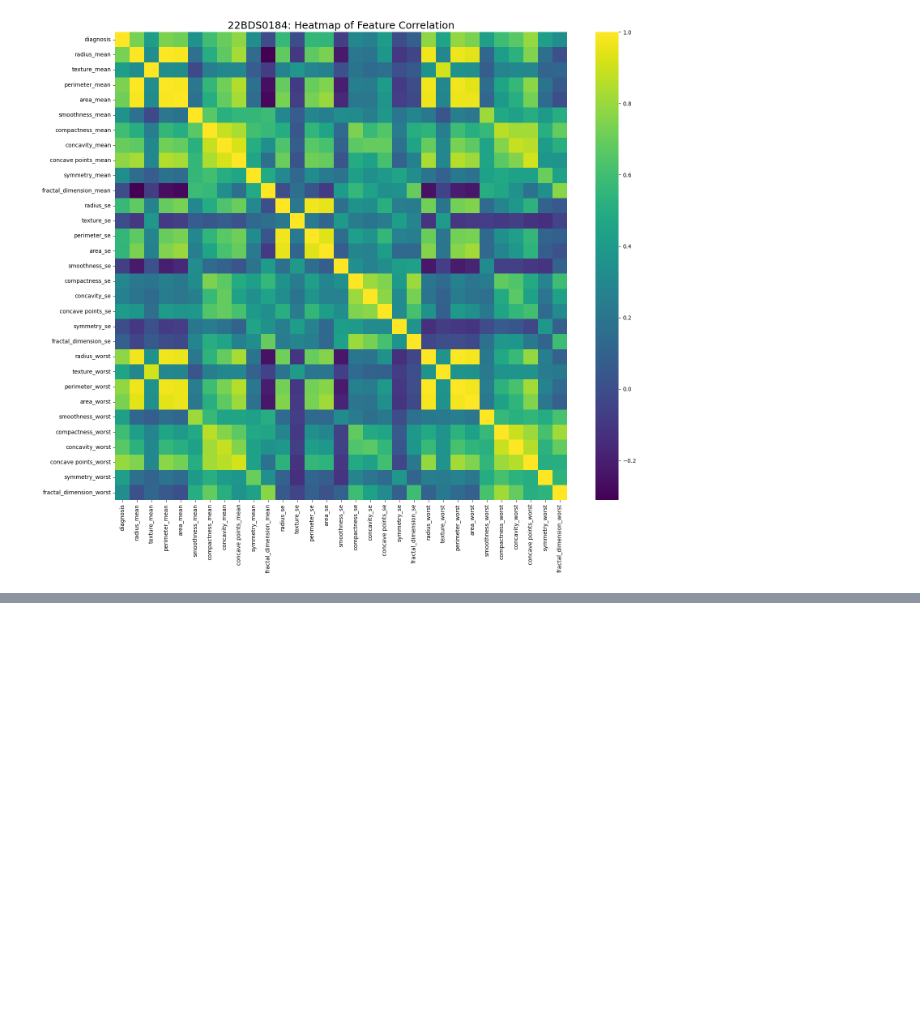
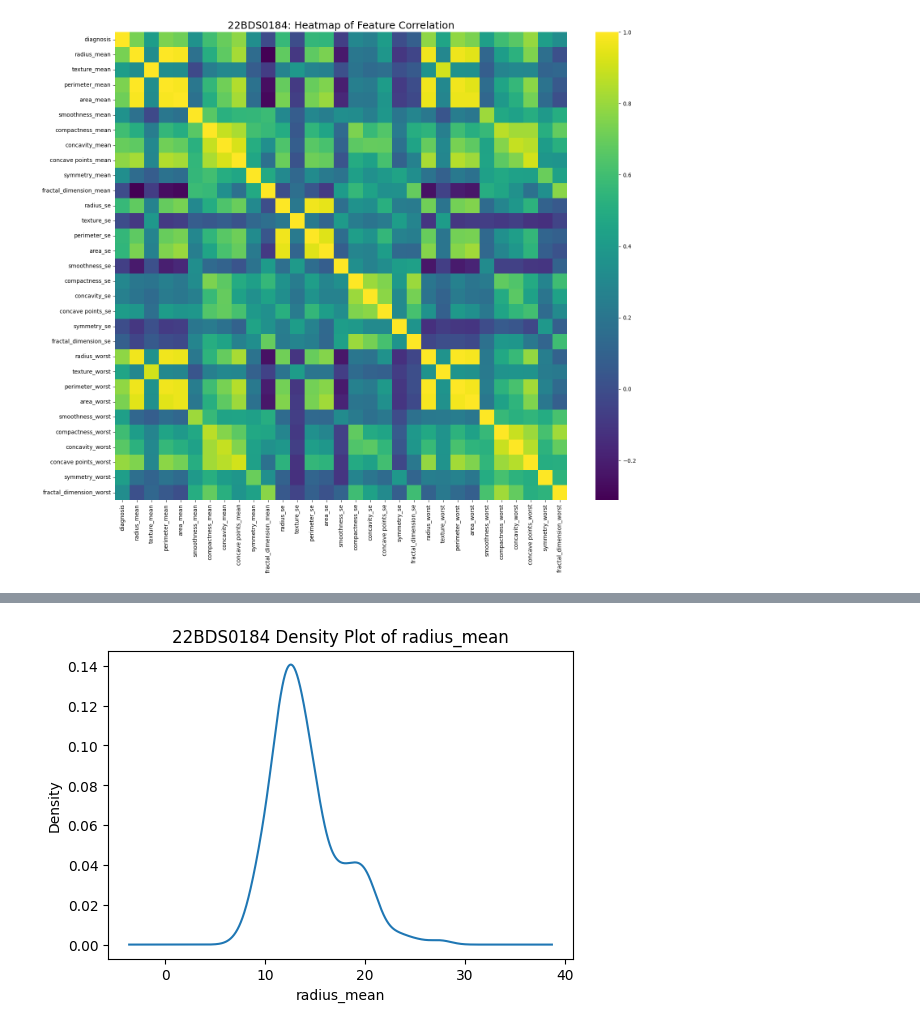
Before and after one commit to Vishall1221/EDA_Project_22BDS0184, a Jupyter notebook: Phase_1/22BDS0184.ipynb, the cells around one changed output, grey strips where cells are left out. Saved outputs shown, nothing was run; the diff lists cells and outputs as text; code cells hidden in the pictures; blank space fills up the shorter version.

```diff
--- a/Phase_1/22BDS0184.ipynb
+++ b/Phase_1/22BDS0184.ipynb
@@ -449,0 +595,9 @@ Text(0.5, 1.0, '22BDS0184: Heatmap of Feature Correlation')
+# %%
+# Density Plot
+plt.figure(figsize=(6,4))
+x.plot(kind='kde')
+plt.title("22BDS0184 Density Plot of radius_mean")
+plt.xlabel("radius_mean")
+plt.show()
+# %% [output]
+[figure, added]
```
Also changed, not shown: parts of 56 cells of this notebook.
